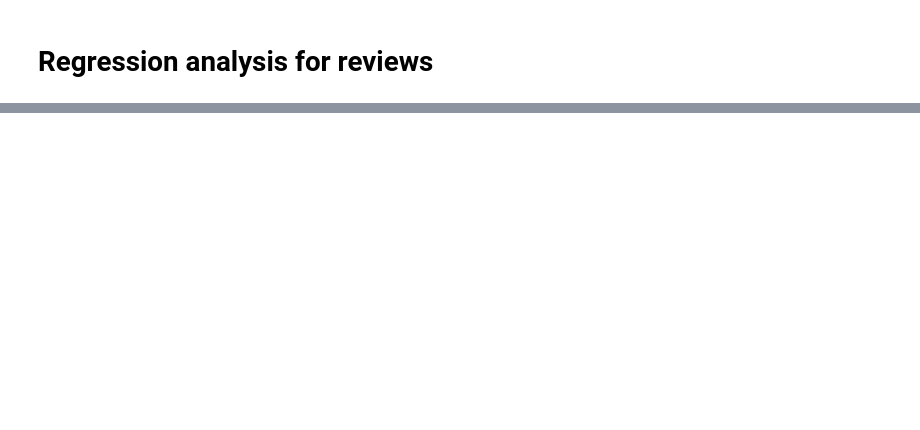
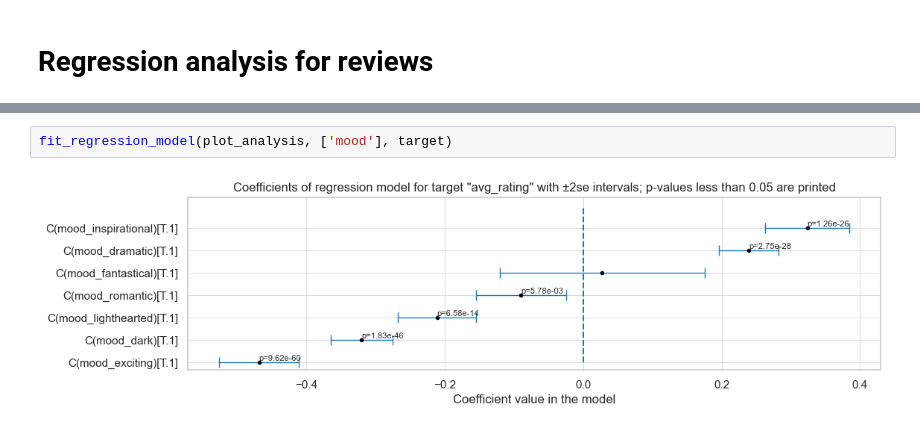
Before and after one commit to epfl-ada/ada-2023-project-biasbusters, a Jupyter notebook: regression_analysis.ipynb, the cells around one changed output, grey strips where cells are left out. Saved outputs shown, nothing was run; the diff lists cells and outputs as text; blank space fills up the shorter version.

```diff
--- a/regression_analysis.ipynb
+++ b/regression_analysis.ipynb
@@ -274,0 +319,4 @@ Notes:
+# %%
+fit_regression_model(plot_analysis, ['mood'], target)
+# %% [output]
+[figure, added]
```
Also changed, not shown: parts of 24 cells of this notebook.
